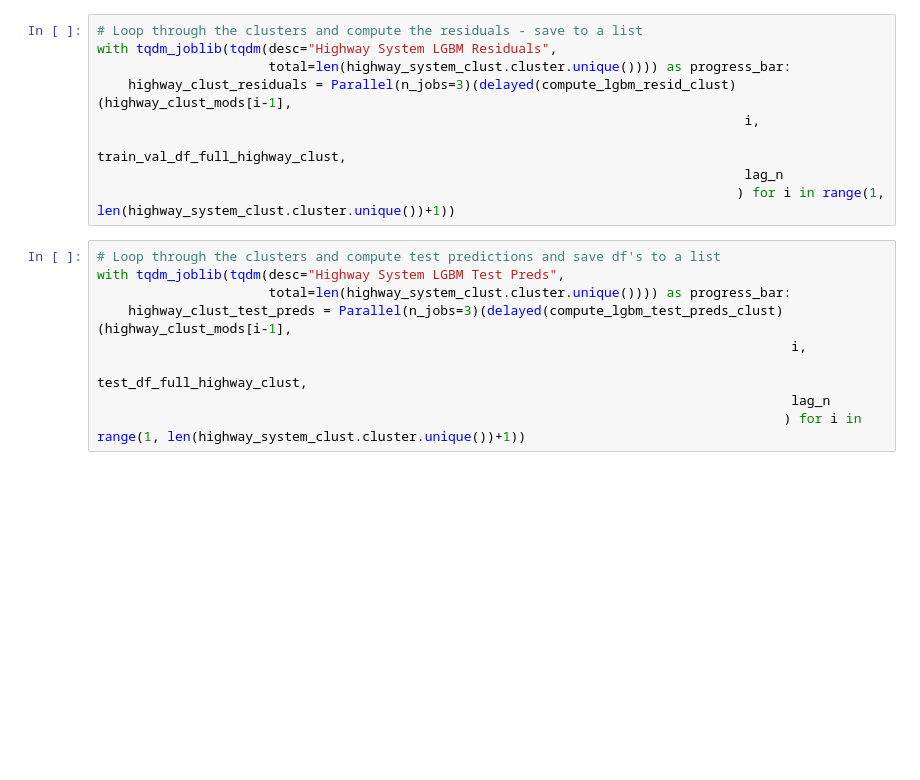
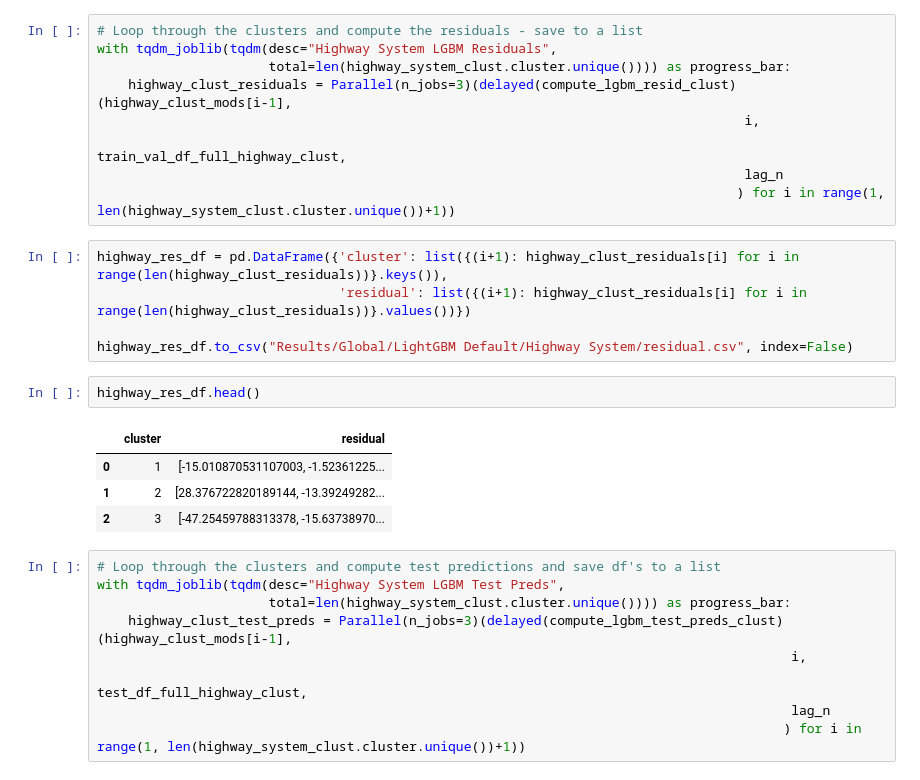
Before and after one commit to lojzimjm/dissertation, a Jupyter notebook: 9.1 LightGBM Global Default.ipynb, the cells around one changed output. Cells and saved outputs as stored; diff of their text form; blank space fills up the shorter version.

```diff
--- a/9.1 LightGBM Global Default.ipynb
+++ b/9.1 LightGBM Global Default.ipynb
@@ -864,6 +936,18 @@ with tqdm_joblib(tqdm(desc="Highway System LGBM Residuals",
                                                                                    train_val_df_full_highway_clust,
                                                                                    lag_n
                                                                                   ) for i in range(1, len(highway_system_clust.cluster.unique())+1))
+# %%
+highway_res_df = pd.DataFrame({'cluster': list({(i+1): highway_clust_residuals[i] for i in range(len(highway_clust_residuals))}.keys()),
+                               'residual': list({(i+1): highway_clust_residuals[i] for i in range(len(highway_clust_residuals))}.values())})
+
+highway_res_df.to_csv("Results/Global/LightGBM Default/Highway System/residual.csv", index=False)
+# %%
+highway_res_df.head()
+# %% [output]
+|  | cluster | residual |
+| 0 | 1 | [-15.010870531107003, -1.52361225... |
+| 1 | 2 | [28.376722820189144, -13.39249282... |
+| 2 | 3 | [-47.25459788313378, -15.63738970... |
 # %%
 # Loop through the clusters and compute test predictions and save df's to a list
 with tqdm_joblib(tqdm(desc="Highway System LGBM Test Preds",
```
Also changed, not shown: parts of 53 cells of this notebook, 13 other files.
